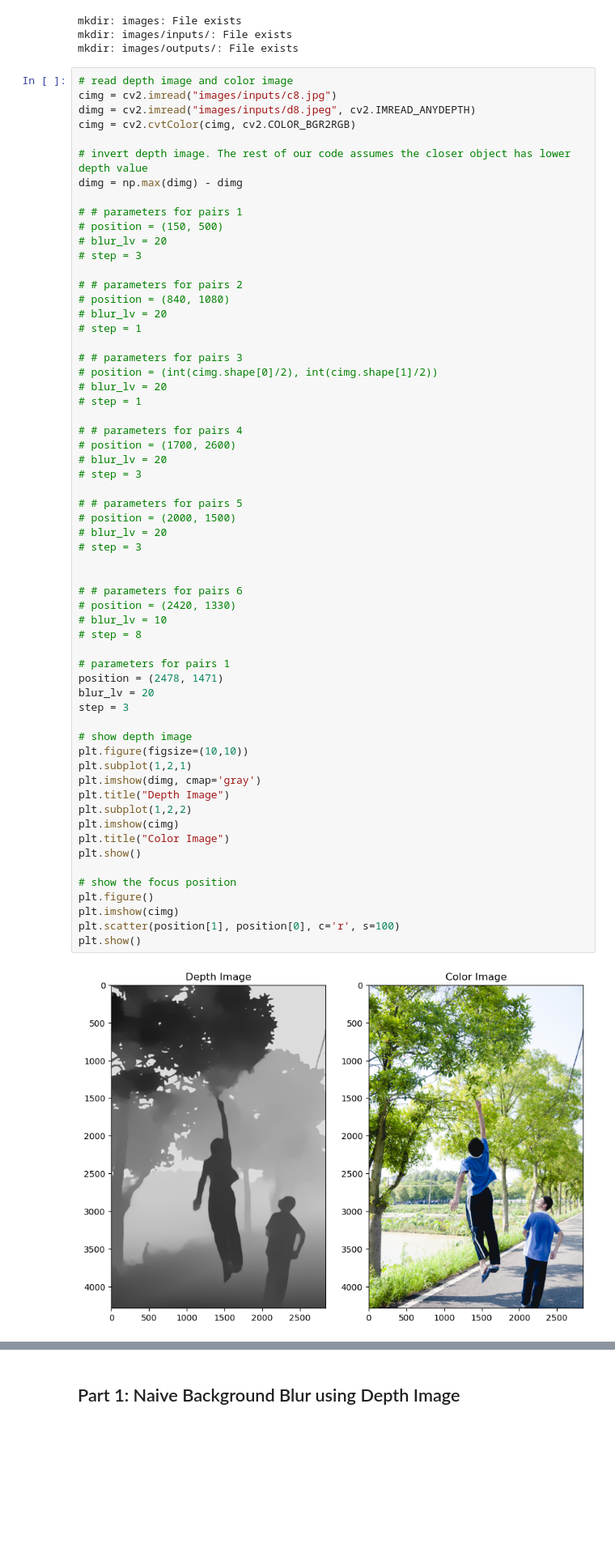
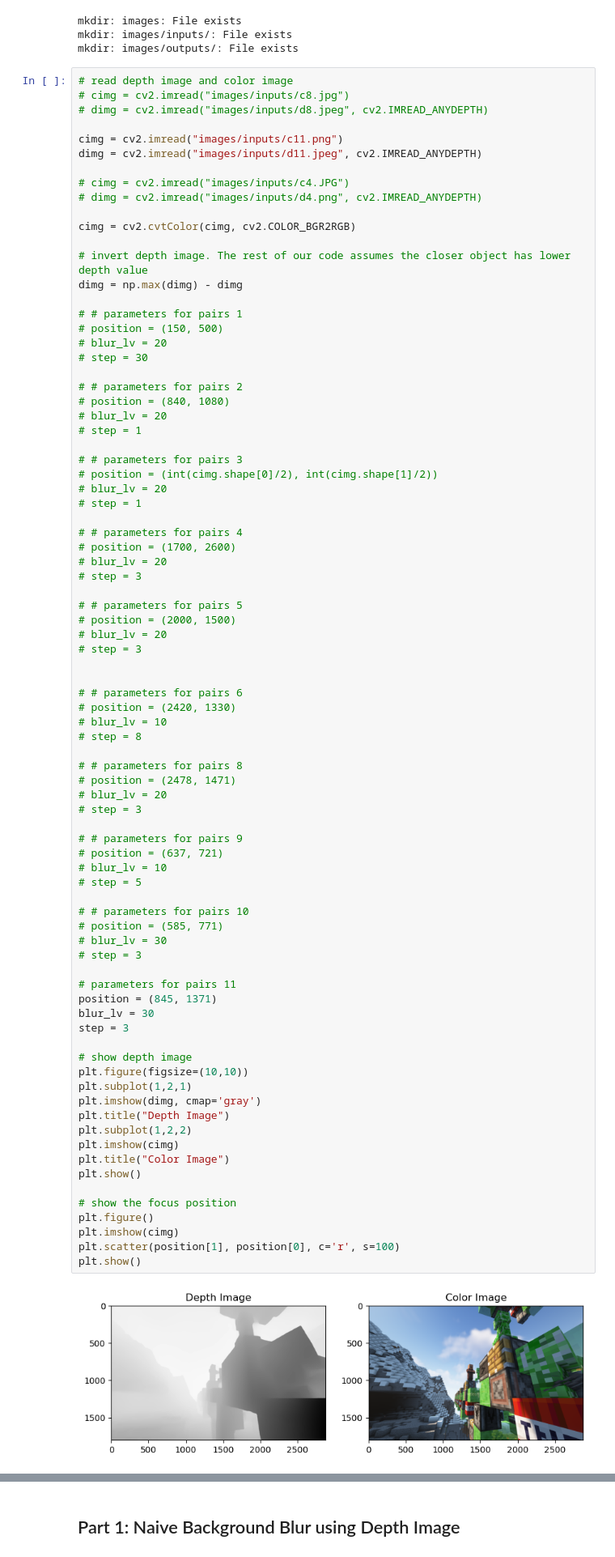
Before and after one commit to MingzhongSun/-cs-445-Monocular-Depth-Estimation-for-Minecraft, a Jupyter notebook: background_blur.ipynb, the cells around one changed output, grey strips where cells are left out. Shown at 81% size. Cells and saved outputs as stored; diff of their text form; blank space fills up the shorter version.

```diff
--- a/background_blur.ipynb
+++ b/background_blur.ipynb
@@ -30,8 +30,15 @@ mkdir: images/inputs/: File exists
 mkdir: images/outputs/: File exists
 # %%
 # read depth image and color image
-cimg = cv2.imread("images/inputs/c8.jpg")
-dimg = cv2.imread("images/inputs/d8.jpeg", cv2.IMREAD_ANYDEPTH)
+# cimg = cv2.imread("images/inputs/c8.jpg")
+# dimg = cv2.imread("images/inputs/d8.jpeg", cv2.IMREAD_ANYDEPTH)
+
+cimg = cv2.imread("images/inputs/c11.png")
+dimg = cv2.imread("images/inputs/d11.jpeg", cv2.IMREAD_ANYDEPTH)
+
+# cimg = cv2.imread("images/inputs/c4.JPG")
+# dimg = cv2.imread("images/inputs/d4.png", cv2.IMREAD_ANYDEPTH)
+
 cimg = cv2.cvtColor(cimg, cv2.COLOR_BGR2RGB)
 
 # invert depth image. The rest of our code assumes the closer object has lower depth value
@@ -40,7 +47,7 @@ dimg = np.max(dimg) - dimg
 # # parameters for pairs 1
 # position = (150, 500)
 # blur_lv = 20
-# step = 3
+# step = 30
 
 # # parameters for pairs 2
 # position = (840, 1080)
@@ -59,34 +66,49 @@ dimg = np.max(dimg) - dimg
 
 # # parameters for pairs 5
 # position = (2000, 1500)
 # blur_lv = 20
 # step = 3
 
 
 # # parameters for pairs 6
 # position = (2420, 1330)
 # blur_lv = 10
 # step = 8
 
-# parameters for pairs 1
-position = (2478, 1471)
-blur_lv = 20
+# # parameters for pairs 8
+# position = (2478, 1471)
+# blur_lv = 20
+# step = 3
+
+# # parameters for pairs 9
+# position = (637, 721)
+# blur_lv = 10
+# step = 5
+
+# # parameters for pairs 10
+# position = (585, 771)
+# blur_lv = 30
+# step = 3
+
+# parameters for pairs 11
+position = (845, 1371)
+blur_lv = 30
 step = 3
 
 # show depth image
 plt.figure(figsize=(10,10))
 plt.subplot(1,2,1)
 plt.imshow(dimg, cmap='gray')
 plt.title("Depth Image")
 plt.subplot(1,2,2)
 plt.imshow(cimg)
 plt.title("Color Image")
 plt.show()
 
 # show the focus position
 plt.figure()
 plt.imshow(cimg)
 plt.scatter(position[1], position[0], c='r', s=100)
 plt.show()
 # %% [output]
-[figure, old version]
+[figure, new version]
```
Also changed, not shown: parts of 12 cells of this notebook, 6 other files.
